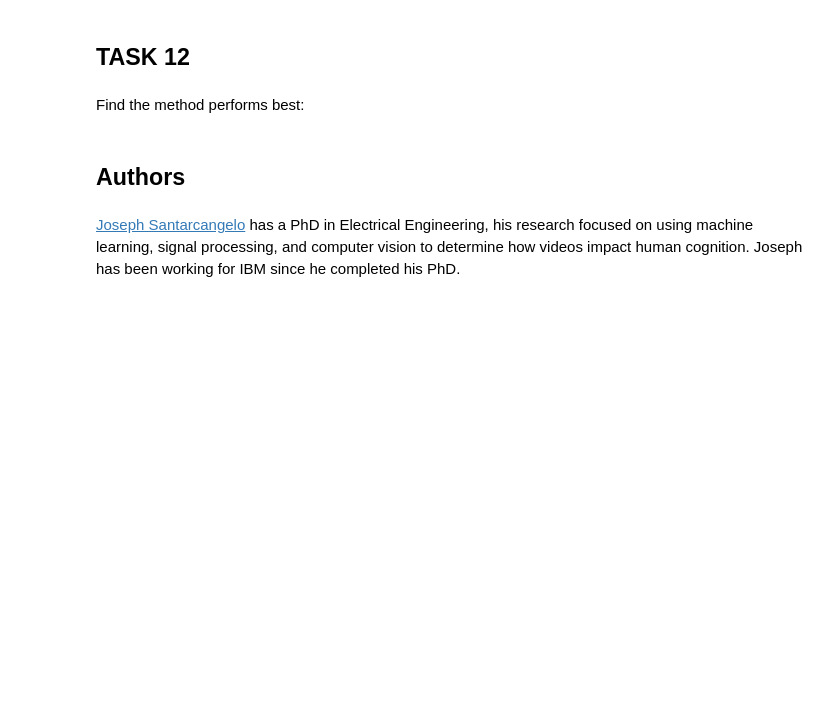
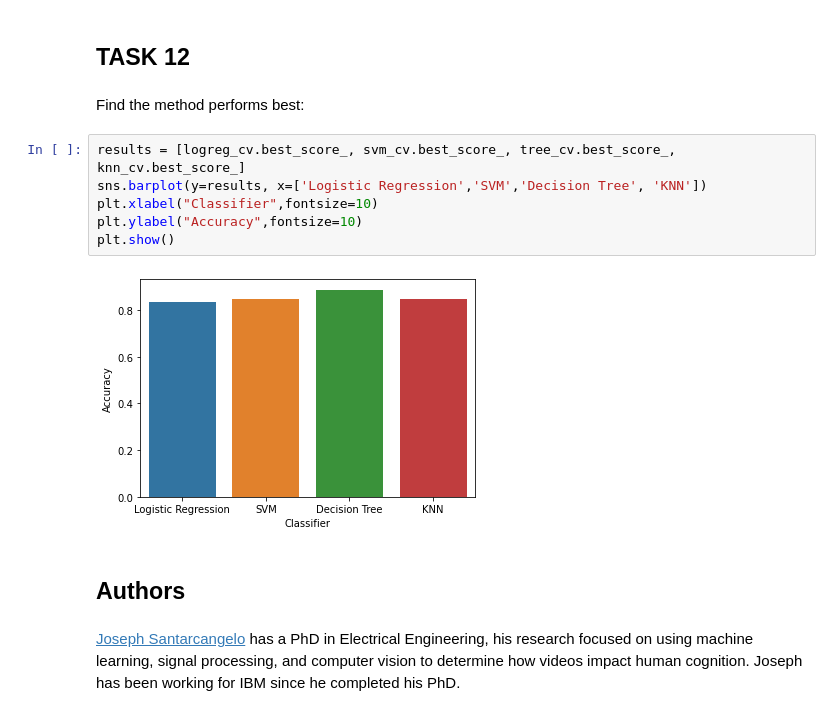
Before and after one commit to aprix/AppliedDataScienceCapstone, a Jupyter notebook: ML Prediction Lab.ipynb, the cells around one changed output. Drawn from its saved outputs; the diff is of its cells as text; blank space fills up the shorter version.

```diff
--- a/ML Prediction Lab.ipynb
+++ b/ML Prediction Lab.ipynb
@@ -325,6 +325,14 @@ plot_confusion_matrix(Y_test,yhat)
 ## TASK  12
 # %% [markdown]
 Find the method performs best:
+# %%
+results = [logreg_cv.best_score_, svm_cv.best_score_, tree_cv.best_score_, knn_cv.best_score_]
+sns.barplot(y=results, x=['Logistic Regression','SVM','Decision Tree', 'KNN'])
+plt.xlabel("Classifier",fontsize=10)
+plt.ylabel("Accuracy",fontsize=10)
+plt.show()
+# %% [output]
+[figure, added]
 # %% [markdown]
 ## Authors
 # %% [markdown]
```
